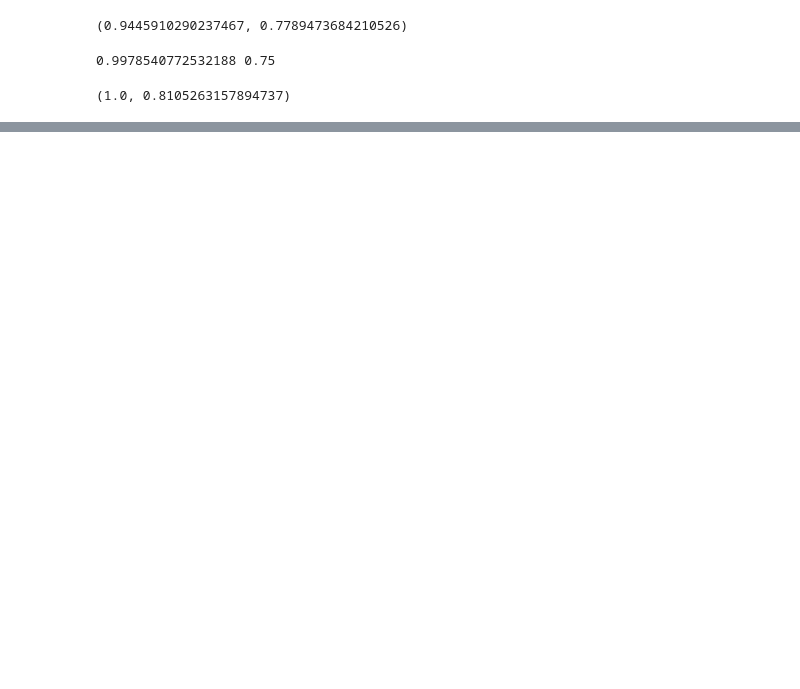
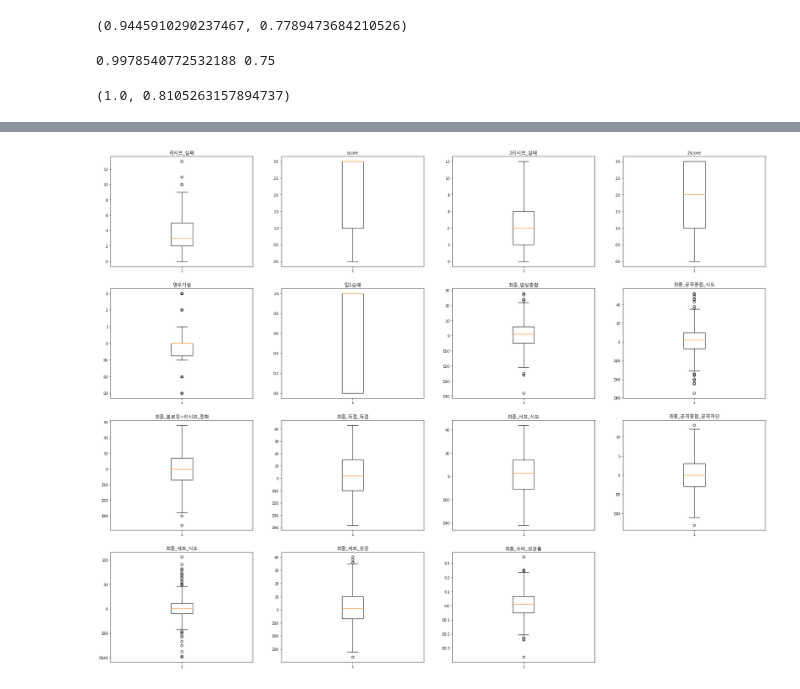
Before and after one commit to ywoo12321/KB_IT_Academy_4Team, a Jupyter notebook: 2차미니프로젝트/KB_PJ2_데이터최종.ipynb, the cells around one changed output, grey strips where cells are left out. Saved outputs shown, nothing was run; the diff lists cells and outputs as text; code cells hidden in the pictures; blank space fills up the shorter version.

```diff
--- a/2차미니프로젝트/KB_PJ2_데이터최종.ipynb
+++ b/2차미니프로젝트/KB_PJ2_데이터최종.ipynb
@@ -532,7 +529,7 @@ df_yw3['최종_세트_시도'] = df_yw3['세트_시도'] - df_yw3['2세트_시
 df_yw3['최종_세트_성공'] = df_yw3['세트_성공'] - df_yw3['2세트_성공']
 df_yw3['최종_수비_성공률'] = df_yw3['수비_성공률'] - df_yw3['2수비_성공률']
 # %%
-df_final_yw = df_yw3.drop(['득점_득점', '서브_시도', '공격종합_공격차단', '세트_시도','범실총합','2범실총합','수비_성공률','2수비_성공률'
+df_final = df_yw3.drop(['득점_득점', '서브_시도', '공격종합_공격차단', '세트_시도','범실총합','2범실총합','수비_성공률','2수비_성공률'
                       ,'블로킹+리시브_정확','2블로킹+리시브_정확','공격종합_시도','2공격종합_시도','세트_성공', '2세트_성공',
                       '2득점_득점', '2서브_시도', '2공격종합_공격차단', '2세트_시도'],axis=1)
 # %%
@@ -545,8 +542,8 @@ Index(['팀명', '리시브_실패', 'score', '2팀명', '2리시브_실패', '2
 # %%
 from sklearn.model_selection import train_test_split
 from sklearn.linear_model import LogisticRegression
-X = df_final_yw.drop(['팀1승패','팀명','2팀명','score','2score','최종_득점_득점','최종_서브_시도'],1)
-y = df_final_yw['팀1승패']
+X = df_final.drop(['팀1승패','팀명','2팀명','score','2score','최종_득점_득점','최종_서브_시도'],1)
+y = df_final['팀1승패']
 X_train, X_test, y_train, y_test = train_test_split(X, y, random_state=0, test_size=0.2, stratify = y )
 LogisticRegression().fit(X_train, y_train).score(X_test, y_test)
 # %% [output]
@@ -722,3 +725,6 @@ clf.fit(X_train, y_train)
 clf.score(X_train, y_train), clf.score(X_test, y_test)
 # %% [output]
 (1.0, 0.8105263157894737)
+# %%
+import matplotlib.pyplot as plt
+plt.rc("font", family = "Malgun Gothic")
@@ -724,0 +746,13 @@ clf.score(X_train, y_train), clf.score(X_test, y_test)
+# %%
+import matplotlib
+plt.figure(figsize=(30,30))
+# f, axes = plt.subplots(5, 5)
+
+for i,v in enumerate (df_final.select_dtypes(include='number').columns):
+    plt.subplot(5,4,i+1)
+    plt.boxplot(df_final.loc[:, v])
+    plt.title(v)
+#     df_final.boxplot(column=v, by="팀1승패", ax=axes[i//8,i%8])
+plt.show()
+# %% [output]
+[figure, added]
```
Also changed, not shown: parts of 8 cells of this notebook.
